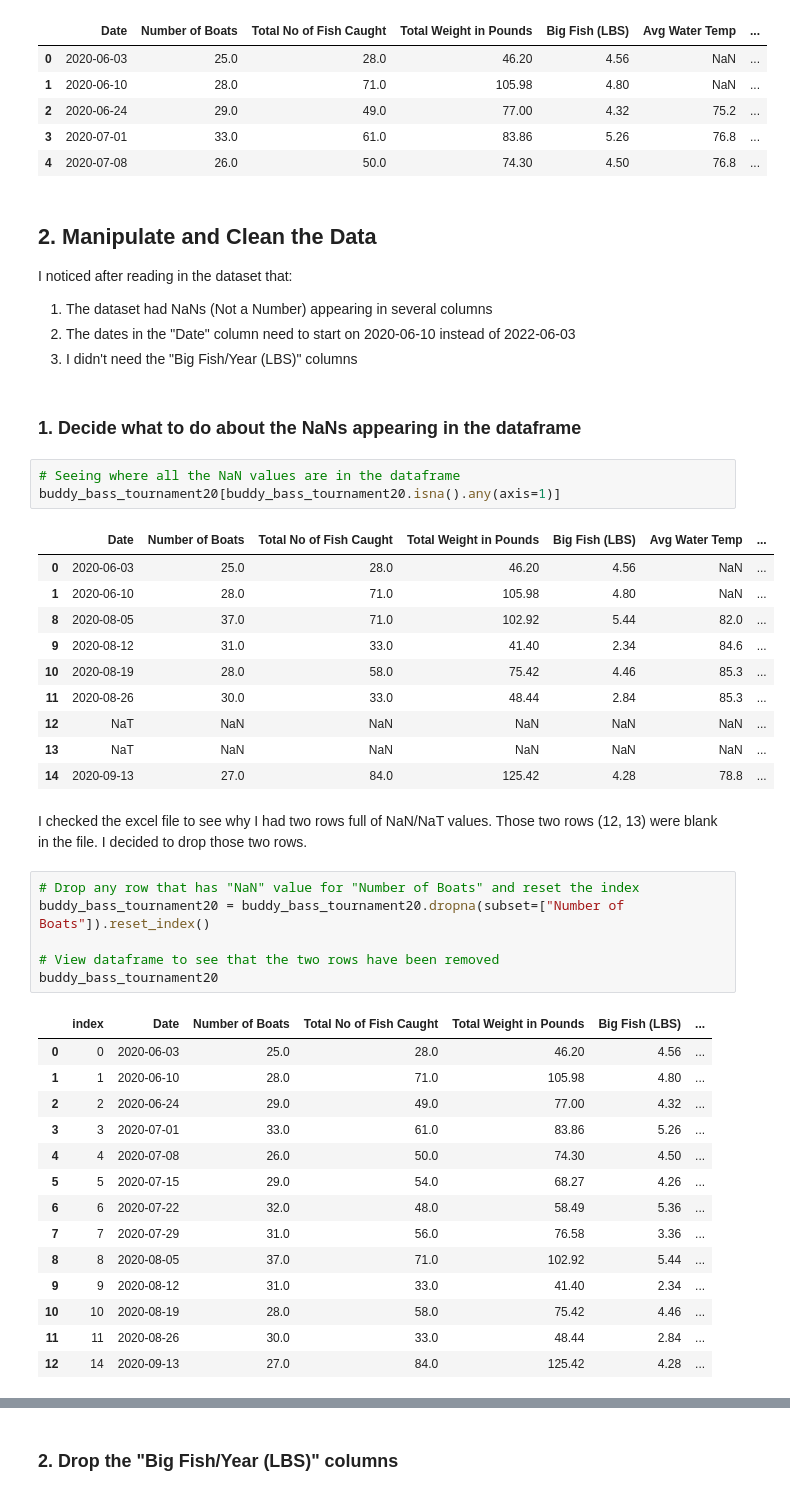
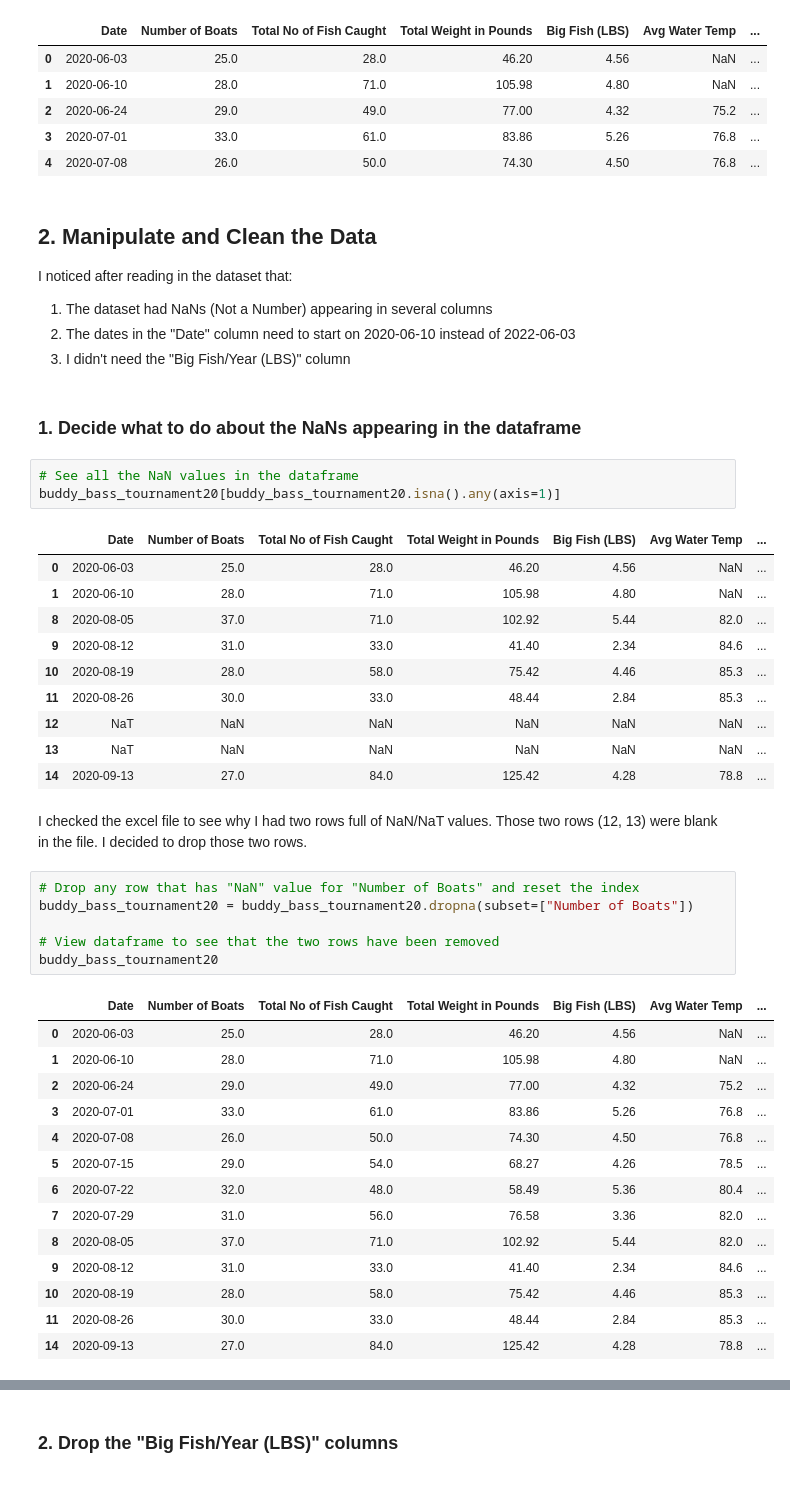
Before and after one commit to istarlet/buddy_bass_tournament_analysis, a Jupyter notebook: buddy_bass.ipynb, the cells around one changed output, grey strips where cells are left out. Saved outputs shown, nothing was run; the diff lists cells and outputs as text.

```diff
--- a/buddy_bass.ipynb
+++ b/buddy_bass.ipynb
@@ -43,12 +43,12 @@ buddy_bass_tournament20.head()
 <ol>
 <li>The dataset had NaNs (Not a Number) appearing in several columns</li>
 <li>The dates in the "Date" column need to start on 2020-06-10 instead of 2022-06-03</li>
-<li>I didn't need the "Big Fish/Year (LBS)" columns</li>
+<li>I didn't need the "Big Fish/Year (LBS)" column</li>
 </ol>
 # %% [markdown]
 <h3><strong>1. Decide what to do about the NaNs appearing in the dataframe</strong></h3>
 # %%
-# Seeing where all the NaN values are in the dataframe
+# See all the NaN values in the dataframe
 buddy_bass_tournament20[buddy_bass_tournament20.isna().any(axis=1)]
 # %% [output]
 |  | Date | Number of Boats | Total No of Fish Caught | Total Weight in Pounds | Big Fish (LBS) | Avg Water Temp | ... |
@@ -65,22 +65,22 @@ buddy_bass_tournament20[buddy_bass_tournament20.isna().any(axis=1)]
 <p>I checked the excel file to see why I had two rows full of NaN/NaT values. Those two rows (12, 13) were blank in the file. I decided to drop those two rows.</p>
 # %%
 # Drop any row that has "NaN" value for "Number of Boats" and reset the index
-buddy_bass_tournament20 = buddy_bass_tournament20.dropna(subset=["Number of Boats"]).reset_index()
+buddy_bass_tournament20 = buddy_bass_tournament20.dropna(subset=["Number of Boats"])
 
 # View dataframe to see that the two rows have been removed
 buddy_bass_tournament20
 # %% [output]
-|  | index | Date | Number of Boats | Total No of Fish Caught | Total Weight in Pounds | Big Fish (LBS) | ... |
-| 0 | 0 | 2020-06-03 | 25.0 | 28.0 | 46.20 | 4.56 | ... |
-| 1 | 1 | 2020-06-10 | 28.0 | 71.0 | 105.98 | 4.80 | ... |
-| 2 | 2 | 2020-06-24 | 29.0 | 49.0 | 77.00 | 4.32 | ... |
-| 3 | 3 | 2020-07-01 | 33.0 | 61.0 | 83.86 | 5.26 | ... |
-| 4 | 4 | 2020-07-08 | 26.0 | 50.0 | 74.30 | 4.50 | ... |
-| 5 | 5 | 2020-07-15 | 29.0 | 54.0 | 68.27 | 4.26 | ... |
-| 6 | 6 | 2020-07-22 | 32.0 | 48.0 | 58.49 | 5.36 | ... |
-| 7 | 7 | 2020-07-29 | 31.0 | 56.0 | 76.58 | 3.36 | ... |
-| 8 | 8 | 2020-08-05 | 37.0 | 71.0 | 102.92 | 5.44 | ... |
-| 9 | 9 | 2020-08-12 | 31.0 | 33.0 | 41.40 | 2.34 | ... |
-| 10 | 10 | 2020-08-19 | 28.0 | 58.0 | 75.42 | 4.46 | ... |
-| 11 | 11 | 2020-08-26 | 30.0 | 33.0 | 48.44 | 2.84 | ... |
-| 12 | 14 | 2020-09-13 | 27.0 | 84.0 | 125.42 | 4.28 | ... |
+|  | Date | Number of Boats | Total No of Fish Caught | Total Weight in Pounds | Big Fish (LBS) | Avg Water Temp | ... |
+| 0 | 2020-06-03 | 25.0 | 28.0 | 46.20 | 4.56 | NaN | ... |
+| 1 | 2020-06-10 | 28.0 | 71.0 | 105.98 | 4.80 | NaN | ... |
+| 2 | 2020-06-24 | 29.0 | 49.0 | 77.00 | 4.32 | 75.2 | ... |
+| 3 | 2020-07-01 | 33.0 | 61.0 | 83.86 | 5.26 | 76.8 | ... |
+| 4 | 2020-07-08 | 26.0 | 50.0 | 74.30 | 4.50 | 76.8 | ... |
+| 5 | 2020-07-15 | 29.0 | 54.0 | 68.27 | 4.26 | 78.5 | ... |
+| 6 | 2020-07-22 | 32.0 | 48.0 | 58.49 | 5.36 | 80.4 | ... |
+| 7 | 2020-07-29 | 31.0 | 56.0 | 76.58 | 3.36 | 82.0 | ... |
+| 8 | 2020-08-05 | 37.0 | 71.0 | 102.92 | 5.44 | 82.0 | ... |
+| 9 | 2020-08-12 | 31.0 | 33.0 | 41.40 | 2.34 | 84.6 | ... |
+| 10 | 2020-08-19 | 28.0 | 58.0 | 75.42 | 4.46 | 85.3 | ... |
+| 11 | 2020-08-26 | 30.0 | 33.0 | 48.44 | 2.84 | 85.3 | ... |
+| 14 | 2020-09-13 | 27.0 | 84.0 | 125.42 | 4.28 | 78.8 | ... |
```
Also changed, not shown: parts of 18 cells of this notebook.
